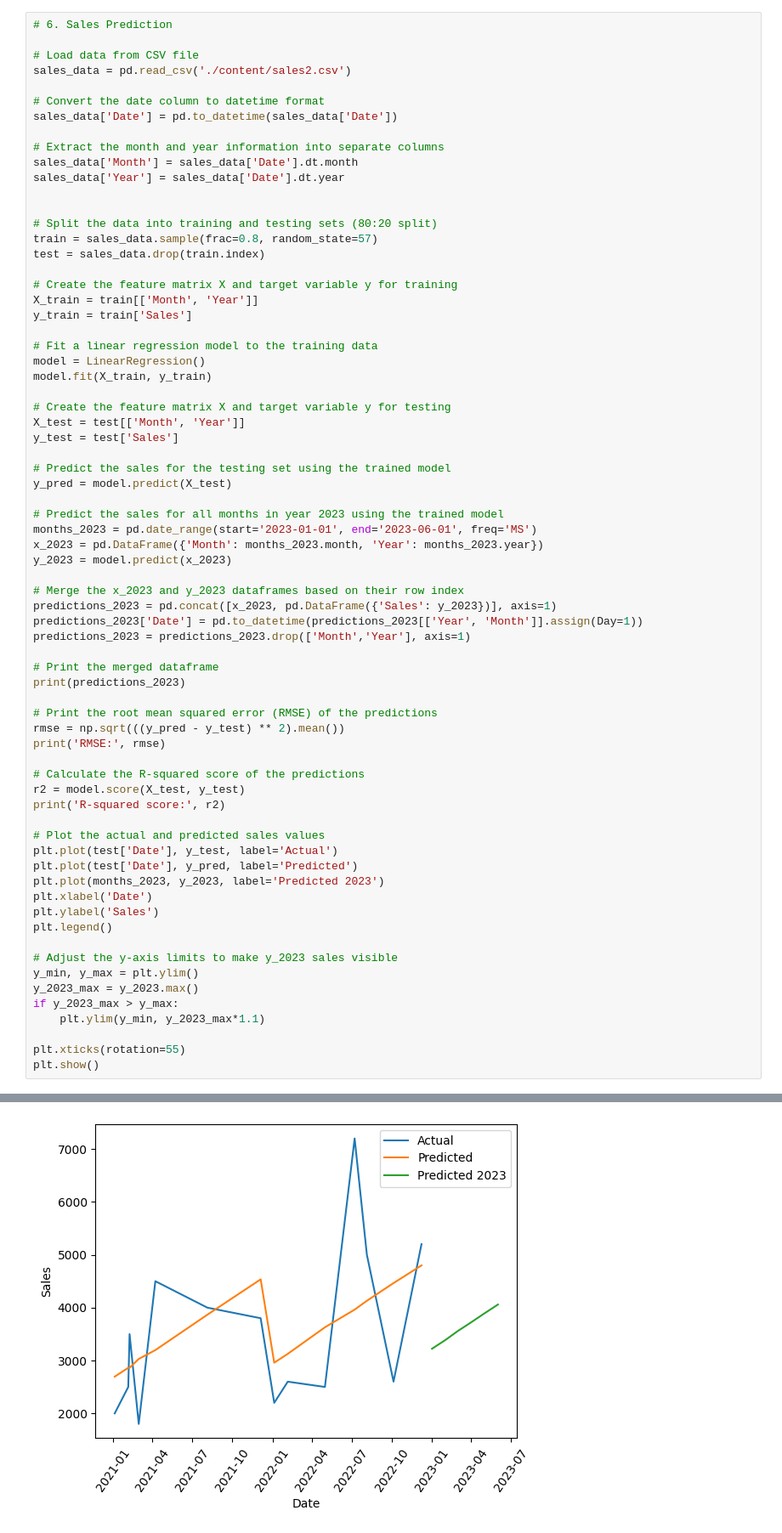
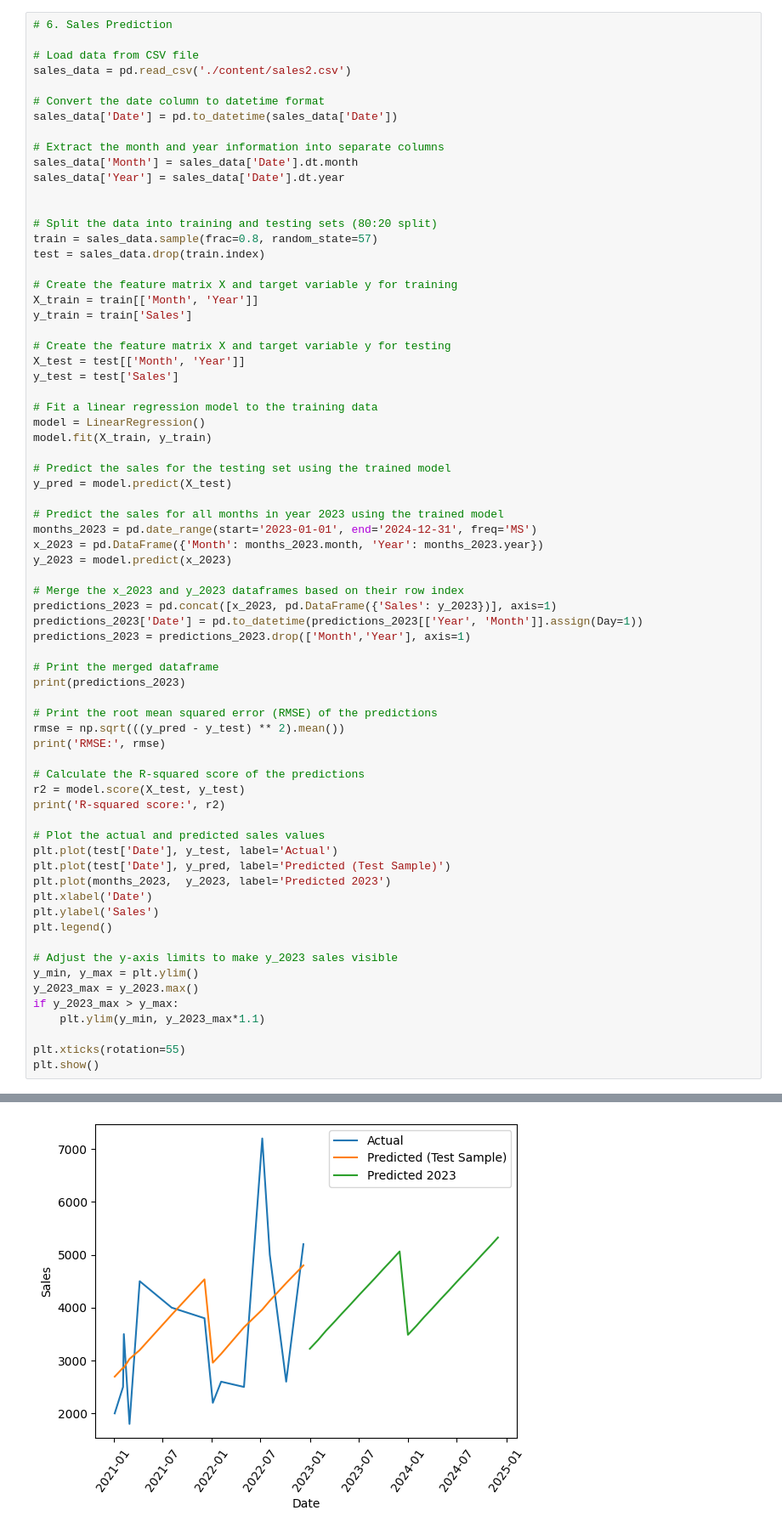
Before and after one commit to kathiravanm2003/DigiTechPortal, a Jupyter notebook: DigiTechPortalServer/eda.ipynb, the cells around one changed output, grey strips where cells are left out. Shown at 85% size. Saved outputs shown, nothing was run; the diff lists cells and outputs as text.

```diff
--- a/DigiTechPortalServer/eda.ipynb
+++ b/DigiTechPortalServer/eda.ipynb
@@ -190,19 +191,19 @@ test = sales_data.drop(train.index)
 X_train = train[['Month', 'Year']]
 y_train = train['Sales']
 
+# Create the feature matrix X and target variable y for testing
+X_test = test[['Month', 'Year']]
+y_test = test['Sales']
+
 # Fit a linear regression model to the training data
 model = LinearRegression()
 model.fit(X_train, y_train)
-
-# Create the feature matrix X and target variable y for testing
-X_test = test[['Month', 'Year']]
-y_test = test['Sales']
 
 # Predict the sales for the testing set using the trained model
 y_pred = model.predict(X_test)
 
 # Predict the sales for all months in year 2023 using the trained model
-months_2023 = pd.date_range(start='2023-01-01', end='2023-06-01', freq='MS')
+months_2023 = pd.date_range(start='2023-01-01', end='2024-12-31', freq='MS')
 x_2023 = pd.DataFrame({'Month': months_2023.month, 'Year': months_2023.year})
 y_2023 = model.predict(x_2023)
 
@@ -224,8 +225,8 @@ print('R-squared score:', r2)
 
 # Plot the actual and predicted sales values
 plt.plot(test['Date'], y_test, label='Actual')
-plt.plot(test['Date'], y_pred, label='Predicted')
-plt.plot(months_2023, y_2023, label='Predicted 2023')
+plt.plot(test['Date'], y_pred, label='Predicted (Test Sample)')
+plt.plot(months_2023,  y_2023, label='Predicted 2023')
 plt.xlabel('Date')
 plt.ylabel('Sales')
 plt.legend()
@@ -249,3 +258,3 @@ plt.show()
 RMSE: 1247.55785603183
 R-squared score: 0.2881206981873419
-[figure, old version]
+[figure, new version]
```
Also changed, not shown: parts of 2 cells of this notebook, 6 other files.
